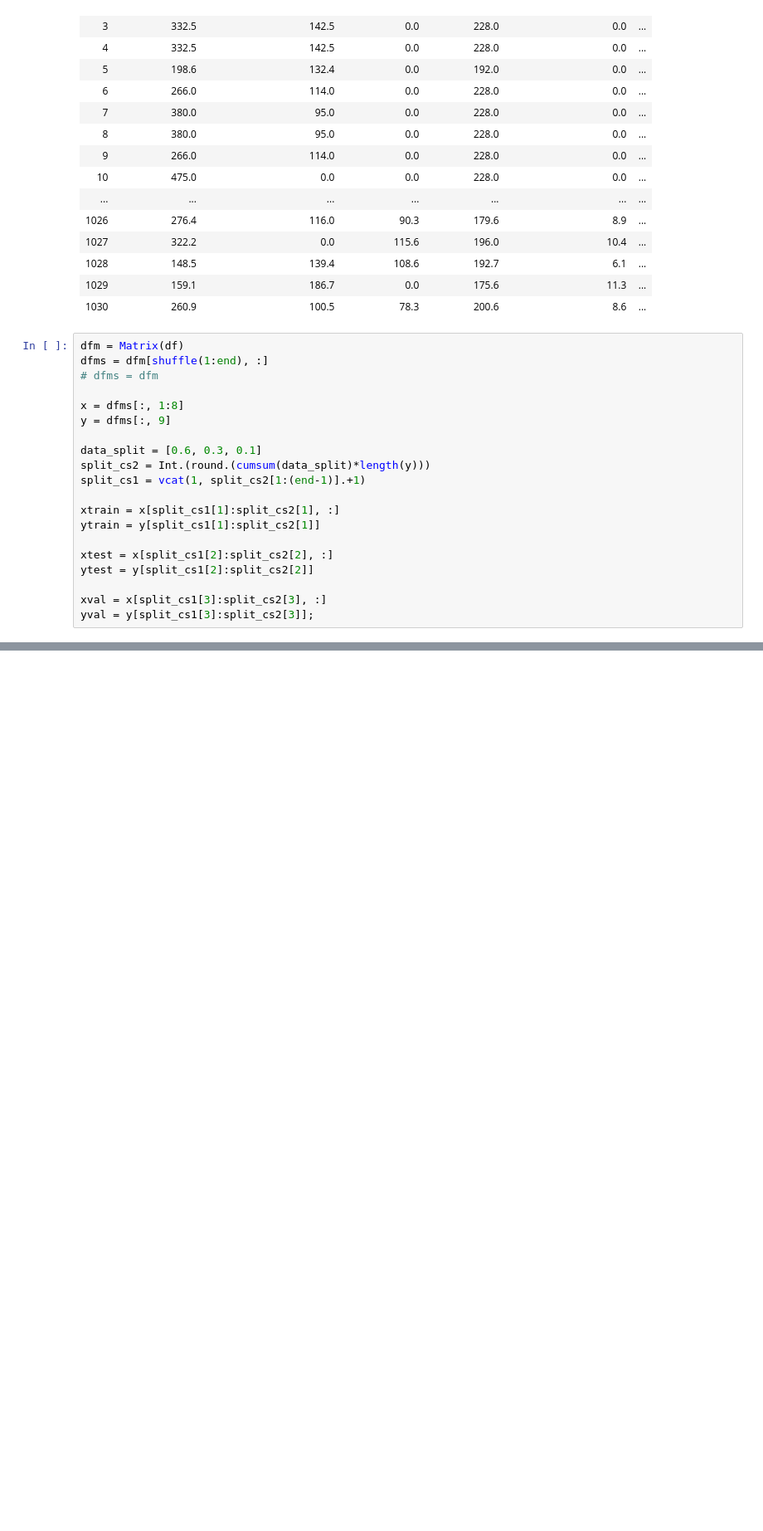
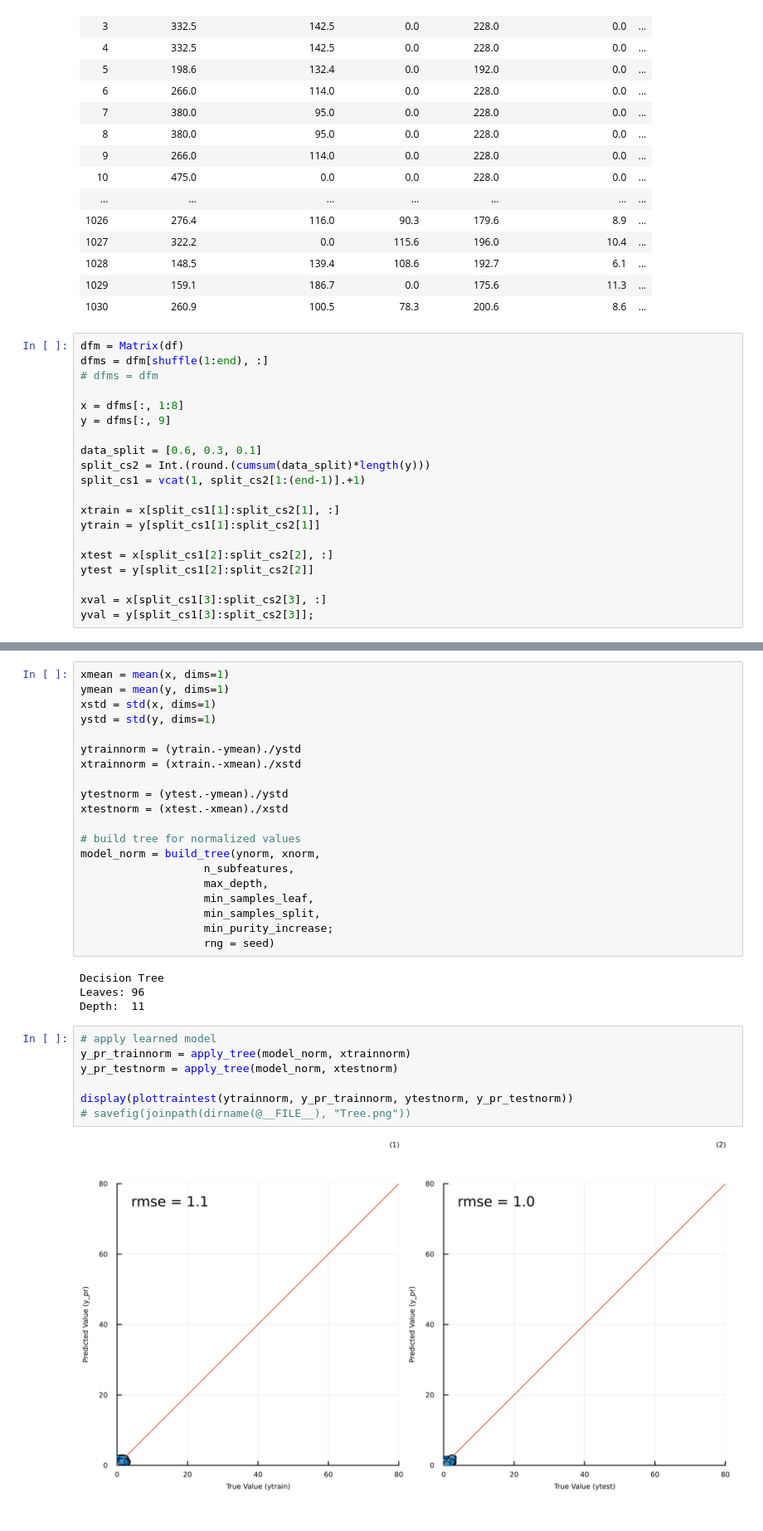
Before and after one commit to uiceds/cee-492-term-project-fall-2022-team-online, a Jupyter notebook: reference/1-Random Forest/tree.ipynb, the cells around one changed output, grey strips where cells are left out. Shown at 83% size. Drawn from its saved outputs; the diff is of its cells as text; blank space fills up the shorter version.

```diff
--- a/reference/1-Random Forest/tree.ipynb
+++ b/reference/1-Random Forest/tree.ipynb
@@ -106,3 +108,36 @@ savefig(joinpath(dirname(@__FILE__), "Tree.png"))
+# %%
+xmean = mean(x, dims=1)
+ymean = mean(y, dims=1)
+xstd = std(x, dims=1)
+ystd = std(y, dims=1)
+
+ytrainnorm = (ytrain.-ymean)./ystd
+xtrainnorm = (xtrain.-xmean)./xstd
+
+ytestnorm = (ytest.-ymean)./ystd
+xtestnorm = (xtest.-xmean)./xstd
+
+# build tree for normalized values
+model_norm = build_tree(ynorm, xnorm,
+                   n_subfeatures,
+                   max_depth,
+                   min_samples_leaf,
+                   min_samples_split,
+                   min_purity_increase;
+                   rng = seed)
+# %% [output]
+Decision Tree
+Leaves: 96
+Depth:  11
+# %%
+# apply learned model
+y_pr_trainnorm = apply_tree(model_norm, xtrainnorm)
+y_pr_testnorm = apply_tree(model_norm, xtestnorm)
+
+display(plottraintest(ytrainnorm, y_pr_trainnorm, ytestnorm, y_pr_testnorm))
+# savefig(joinpath(dirname(@__FILE__), "Tree.png"))
+# %% [output]
+[figure, added]
 # %%
 r2 = nfoldCV_tree(ytrain, xtrain, 3)
 # %% [output]
```
Also changed, not shown: parts of 8 cells of this notebook, 4 other files.
